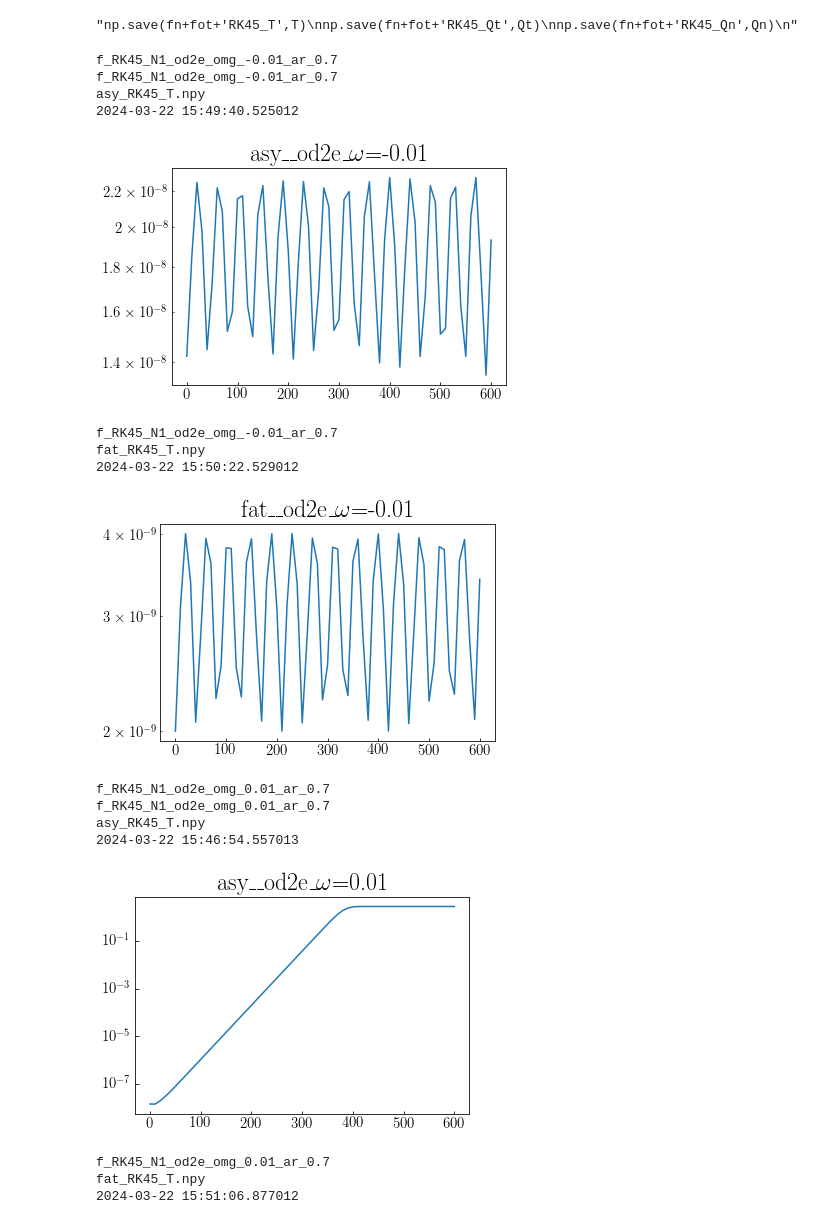
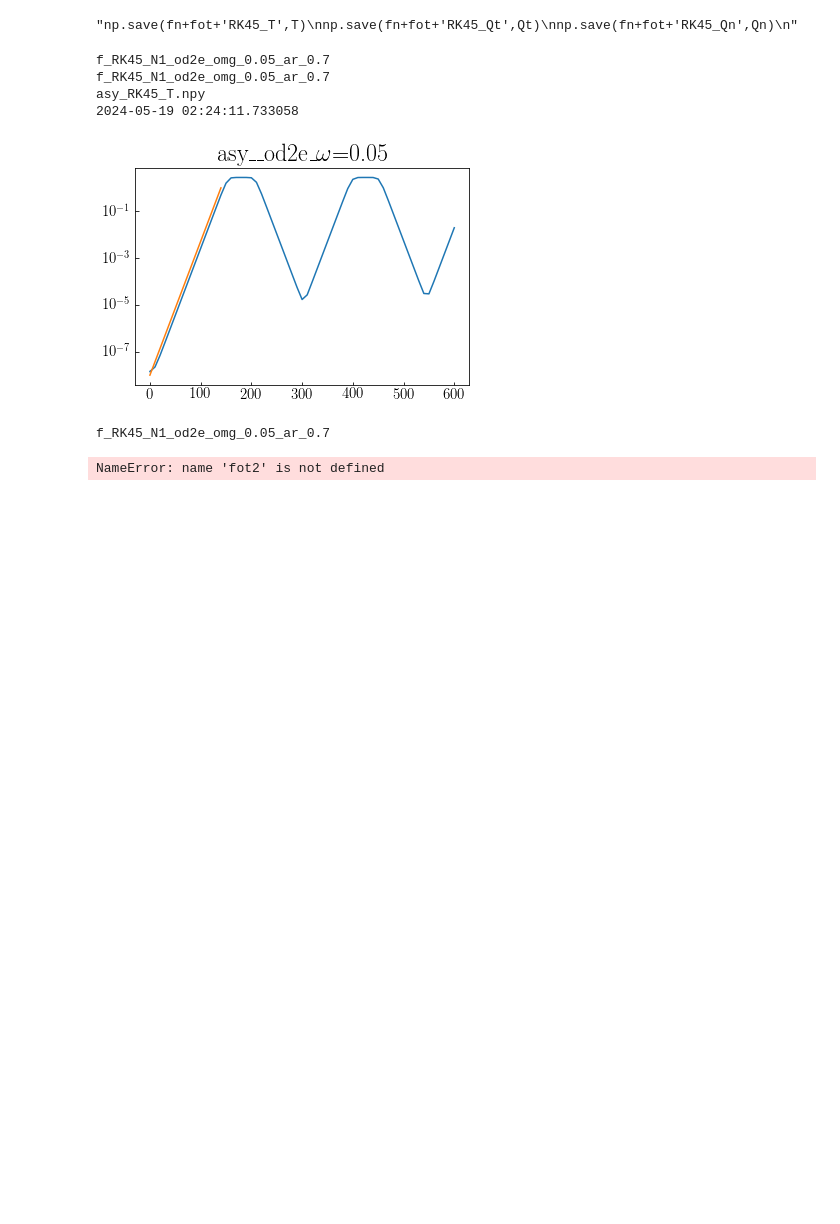
Before and after one commit to Demon-of-Asgard/research_experience_program, a Jupyter notebook: COSEnu/cal_N1_od2e.ipynb, the cells around one changed output. Drawn from its saved outputs; the diff is of its cells as text; code cells hidden in the pictures; blank space fills up the shorter version.

```diff
--- a/COSEnu/cal_N1_od2e.ipynb
+++ b/COSEnu/cal_N1_od2e.ipynb
@@ -23,11 +23,11 @@ ts = 0.01
 ####################
 #theta = m.pi/2
 ar = 0.7
-omg = 0.01
+omg = 0.05
 omga = -omg
 v=1
 mu=1
-t1=600
+t1=300
 t0=0
 ##############################################################
 """vxp=m.sin(theta)*v
@@ -64,7 +64,7 @@ if os.path.isdir(fn) == False:
 #Q0 = np.array([1.0+0j,1.0+0j,1.0+0j,1.0+0j])/2
 q00=10**-9+0j
 q01=10**-8+0j
-q01=10**-9+0j
+# q01=10**-9+0j
 Q0 = np.array([q00,q01,q00,q01])
 if Q0[0]==Q0[1]:
     fot = 'fat_'
@@ -174,6 +174,8 @@ for h in os.listdir(path):
     if 'od2e_'  not in h:
         #print('non conti')
         continue
+    if 'omg_0.05' not in h:
+        continue
     print(h)
     if 'f_' not in h:
         #print('f_ conti')
@@ -182,51 +184,56 @@ for h in os.listdir(path):
     """fot = 'fat8_'
     fot = 'asy98_'"""
     fot = 'asy_'
-    fot2 = 'fat_'
+    # fot2 = 'fat_'
     #for i in os.listdir(path+'/'+h):
     if os.path.exists(path+'/'+h+'/'+fot+'RK45_T.npy') == False:
         print('no file')
         continue
+    jn = 10**3
+    ANAT = []
+    ANAG = []
+    mint = 0
+    maxt = 500
+    mgr = 0.651440711039769
+    mgr = 0.13169567191065898
+    for j in range(jn):
+        ANAT.append(mint+(maxt-mint)*j/jn)
+        anag = 10**-8*np.exp((maxt-mint)*j/jn*mgr)
+        ANAG.append(anag)
+        if anag>1:
+            break
     print(h)
     print(fot+'RK45_T.npy')
     print(datetime.datetime.fromtimestamp(os.path.getmtime(path+'/'+h+'/'+fot+'RK45_T.npy')))
     T = np.load(path+'/'+h+'/'+fot+'RK45_T.npy')
     Qn = np.load(path+'/'+h+'/'+fot+'RK45_Qn.npy')
     plt.plot(T,Qn)
+    plt.plot(ANAT,ANAG)
     plt.title(fot+'_od2e_'+r'$\omega$='+ome)
     #plt.xlim(-1,5)
     plt.yscale('log')
-    plt.savefig(path+'/'+h+'/'+fot+'RK45.jpg')
+    # plt.savefig(path+'/'+h+'/'+fot+'RK45.jpg')
     plt.show()
     plt.close('all')
     ################################
     print(h)
     print(fot2+'RK45_T.npy')
     print(datetime.datetime.fromtimestamp(os.path.getmtime(path+'/'+h+'/'+fot2+'RK45_T.npy')))
     T = np.load(path+'/'+h+'/'+fot2+'RK45_T.npy')
     Qn = np.load(path+'/'+h+'/'+fot2+'RK45_Qn.npy')
     plt.plot(T,Qn)
+    plt.plot(ANAT,ANAG)
     plt.title(fot2+'_od2e_'+r'$\omega$='+ome)
     #plt.xlim(-1,5)
     plt.yscale('log')
-    plt.savefig(path+'/'+h+'/'+fot2+'RK45.jpg')
+    # plt.savefig(path+'/'+h+'/'+fot2+'RK45.jpg')
     plt.show()
     plt.close('all')
 # %% [output]
-f_RK45_N1_od2e_omg_-0.01_ar_0.7
-f_RK45_N1_od2e_omg_-0.01_ar_0.7
+f_RK45_N1_od2e_omg_0.05_ar_0.7
+f_RK45_N1_od2e_omg_0.05_ar_0.7
 asy_RK45_T.npy
-2024-03-22 15:49:40.525012
+2024-05-19 02:24:11.733058
-[figure, old version]
+[figure, new version]
-f_RK45_N1_od2e_omg_-0.01_ar_0.7
-fat_RK45_T.npy
-2024-03-22 15:50:22.529012
+f_RK45_N1_od2e_omg_0.05_ar_0.7
-[figure, removed]
-f_RK45_N1_od2e_omg_0.01_ar_0.7
-f_RK45_N1_od2e_omg_0.01_ar_0.7
-asy_RK45_T.npy
-2024-03-22 15:46:54.557013
+NameError: name 'fot2' is not defined
-[figure, removed]
-f_RK45_N1_od2e_omg_0.01_ar_0.7
-fat_RK45_T.npy
-2024-03-22 15:51:06.877012
```
Also changed, not shown: parts of 1 cell of this notebook, 13 other files.
